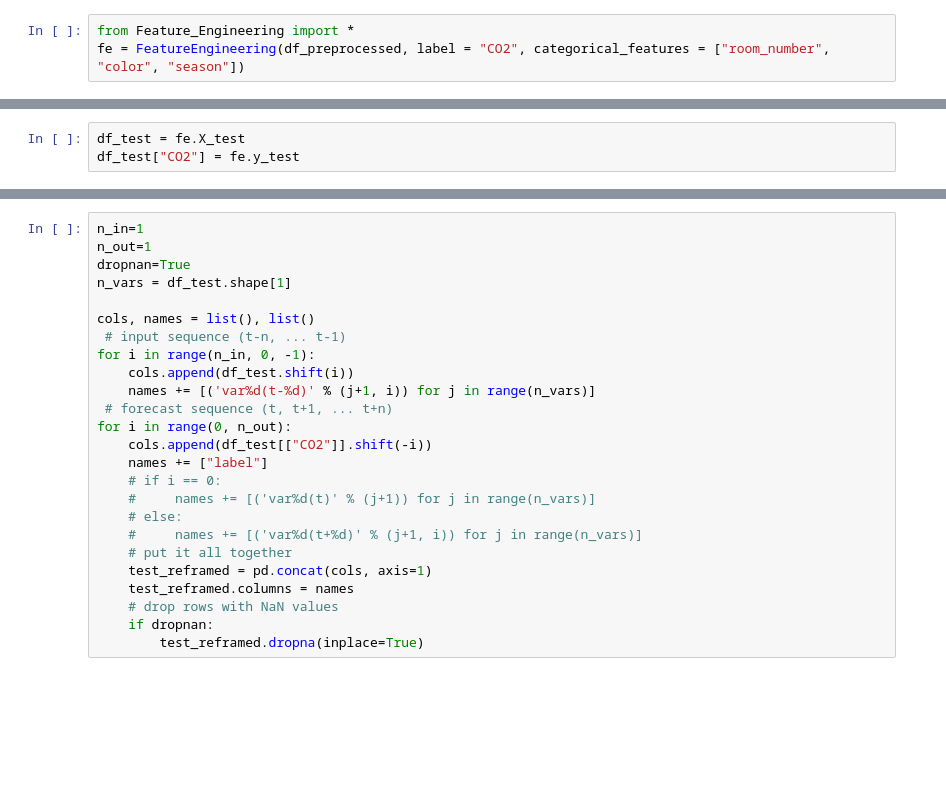
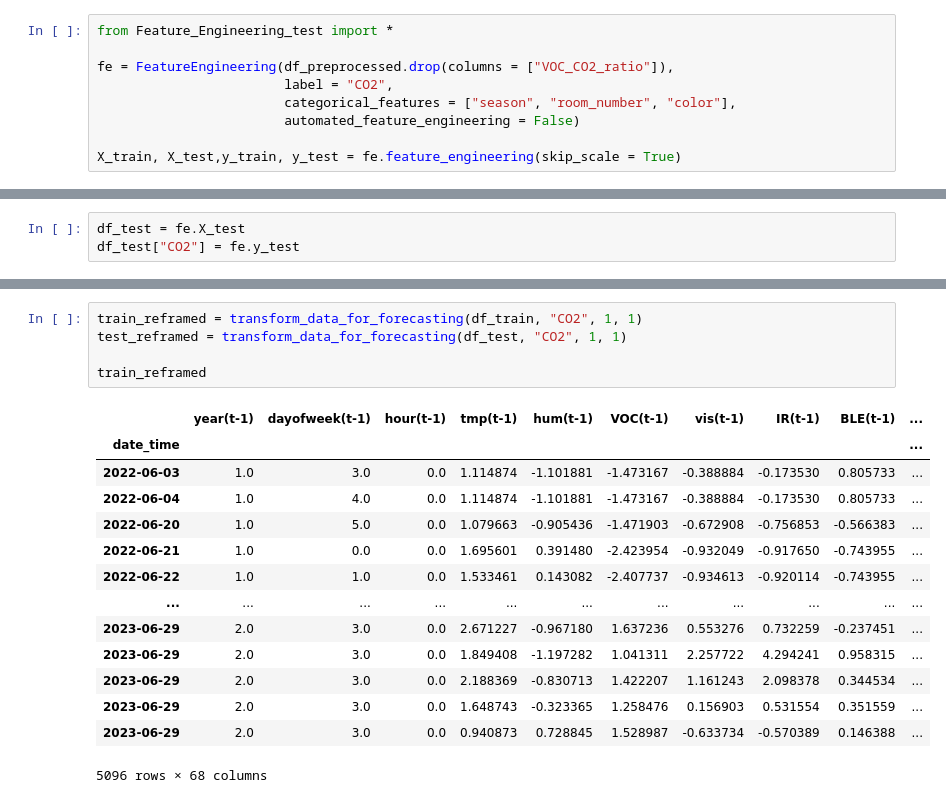
Before and after one commit to dan-vp/iot_co2_ampel_m, a Jupyter notebook: CO2_forecasting.ipynb, the cells around one changed output, grey strips where cells are left out. Drawn from its saved outputs; the diff is of its cells as text; blank space fills up the shorter version.

```diff
--- a/CO2_forecasting.ipynb
+++ b/CO2_forecasting.ipynb
@@ -26,7 +44,13 @@ Index(['date_time', 'tmp', 'hum', 'CO2', 'VOC', 'vis', 'IR', 'BLE', 'rssi',
       dtype='object')
 # %%
-from Feature_Engineering import *
-fe = FeatureEngineering(df_preprocessed, label = "CO2", categorical_features = ["room_number", "color", "season"])
+from Feature_Engineering_test import *
+
+fe = FeatureEngineering(df_preprocessed.drop(columns = ["VOC_CO2_ratio"]),
+                        label = "CO2",
+                        categorical_features = ["season", "room_number", "color"],
+                        automated_feature_engineering = False)
+
+X_train, X_test,y_train, y_test = fe.feature_engineering(skip_scale = True)
 # %%
 df_train = fe.X_train
 df_train["CO2"] = fe.y_train
@@ -77,26 +103,21 @@ for i in range(0, n_out):
-# %%
-n_in=1
-n_out=1
-dropnan=True
-n_vars = df_test.shape[1]
-
-cols, names = list(), list()
- # input sequence (t-n, ... t-1)
-for i in range(n_in, 0, -1):
-    cols.append(df_test.shift(i))
-    names += [('var%d(t-%d)' % (j+1, i)) for j in range(n_vars)]
- # forecast sequence (t, t+1, ... t+n)
-for i in range(0, n_out):
-    cols.append(df_test[["CO2"]].shift(-i))
-    names += ["label"]
-    # if i == 0:
-    #     names += [('var%d(t)' % (j+1)) for j in range(n_vars)]
-    # else:
-    #     names += [('var%d(t+%d)' % (j+1, i)) for j in range(n_vars)]
-    # put it all together
-    test_reframed = pd.concat(cols, axis=1)
-    test_reframed.columns = names
-    # drop rows with NaN values
-    if dropnan:
-        test_reframed.dropna(inplace=True)
+# %%
+train_reframed = transform_data_for_forecasting(df_train, "CO2", 1, 1)
+test_reframed = transform_data_for_forecasting(df_test, "CO2", 1, 1)
+
+train_reframed
+# %% [output]
+|  | year(t-1) | dayofweek(t-1) | hour(t-1) | tmp(t-1) | hum(t-1) | VOC(t-1) | vis(t-1) | IR(t-1) | BLE(t-1) | ... |
+| date_time |  |  |  |  |  |  |  |  |  | ... |
+| 2022-06-03 | 1.0 | 3.0 | 0.0 | 1.114874 | -1.101881 | -1.473167 | -0.388884 | -0.173530 | 0.805733 | ... |
+| 2022-06-04 | 1.0 | 4.0 | 0.0 | 1.114874 | -1.101881 | -1.473167 | -0.388884 | -0.173530 | 0.805733 | ... |
+| 2022-06-20 | 1.0 | 5.0 | 0.0 | 1.079663 | -0.905436 | -1.471903 | -0.672908 | -0.756853 | -0.566383 | ... |
+| 2022-06-21 | 1.0 | 0.0 | 0.0 | 1.695601 | 0.391480 | -2.423954 | -0.932049 | -0.917650 | -0.743955 | ... |
+| 2022-06-22 | 1.0 | 1.0 | 0.0 | 1.533461 | 0.143082 | -2.407737 | -0.934613 | -0.920114 | -0.743955 | ... |
+| ... | ... | ... | ... | ... | ... | ... | ... | ... | ... | ... |
+| 2023-06-29 | 2.0 | 3.0 | 0.0 | 2.671227 | -0.967180 | 1.637236 | 0.553276 | 0.732259 | -0.237451 | ... |
+| 2023-06-29 | 2.0 | 3.0 | 0.0 | 1.849408 | -1.197282 | 1.041311 | 2.257722 | 4.294241 | 0.958315 | ... |
+| 2023-06-29 | 2.0 | 3.0 | 0.0 | 2.188369 | -0.830713 | 1.422207 | 1.161243 | 2.098378 | 0.344534 | ... |
+| 2023-06-29 | 2.0 | 3.0 | 0.0 | 1.648743 | -0.323365 | 1.258476 | 0.156903 | 0.531554 | 0.351559 | ... |
+| 2023-06-29 | 2.0 | 3.0 | 0.0 | 0.940873 | 0.728845 | 1.528987 | -0.633734 | -0.570389 | 0.146388 | ... |
+5096 rows × 68 columns
 # %%
```
Also changed, not shown: parts of 18 cells of this notebook, 9 other files.
